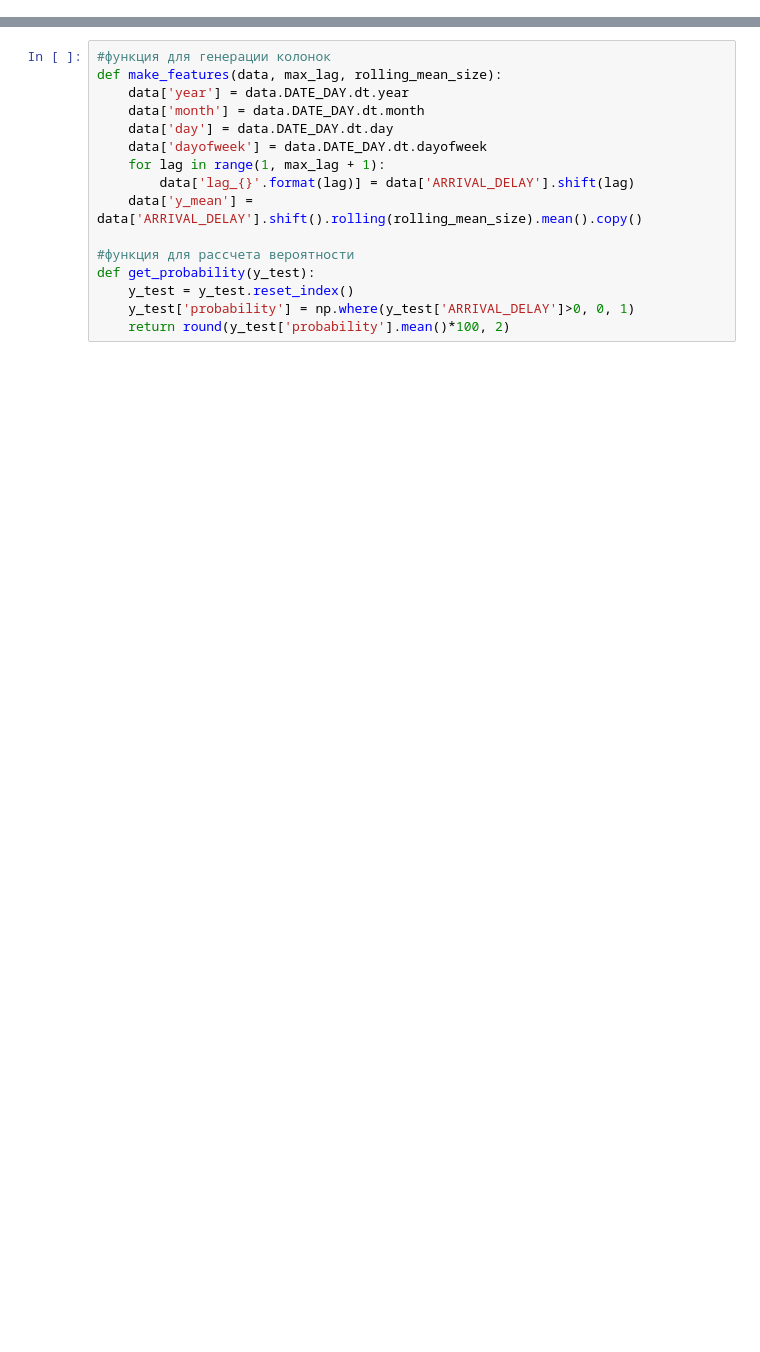
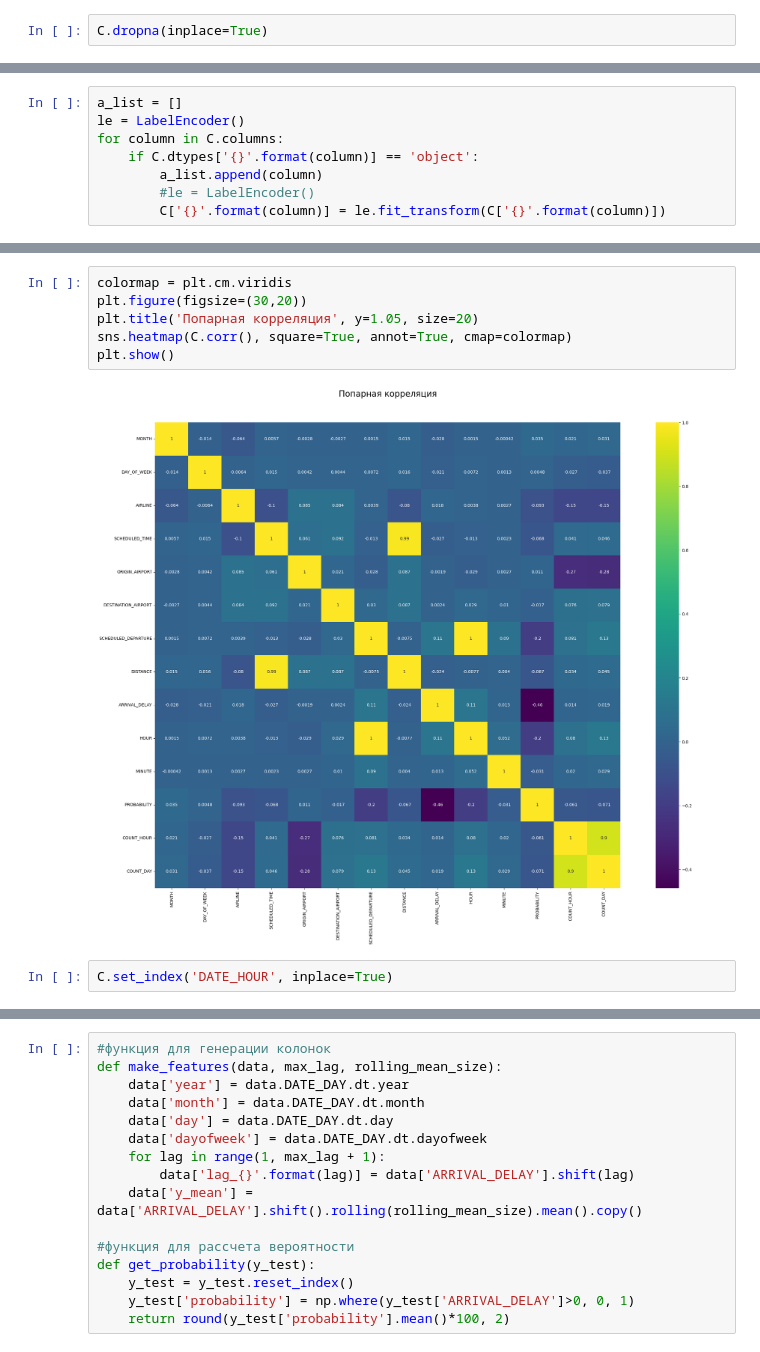
Before and after one commit to Andrewekb/study_for_github, a Jupyter notebook: ML/Total/total.ipynb, the cells around one changed output, grey strips where cells are left out. Saved outputs shown, nothing was run; the diff lists cells and outputs as text; blank space fills up the shorter version.

```diff
--- a/ML/Total/total.ipynb
+++ b/ML/Total/total.ipynb
@@ -20,0 +99,2 @@ Columns (7,8) have mixed types. Specify dtype option on import or set low_memory
+# %%
+C.dropna(inplace=True)
@@ -20,0 +106,8 @@ Columns (7,8) have mixed types. Specify dtype option on import or set low_memory
+# %%
+a_list = []
+le = LabelEncoder()
+for column in C.columns:
+    if C.dtypes['{}'.format(column)] == 'object':
+        a_list.append(column)
+        #le = LabelEncoder()
+        C['{}'.format(column)] = le.fit_transform(C['{}'.format(column)])
@@ -20,0 +140,10 @@ Columns (7,8) have mixed types. Specify dtype option on import or set low_memory
+# %%
+colormap = plt.cm.viridis
+plt.figure(figsize=(30,20))
+plt.title('Попарная корреляция', y=1.05, size=20)
+sns.heatmap(C.corr(), square=True, annot=True, cmap=colormap)
+plt.show()
+# %% [output]
+[figure, added]
+# %%
+C.set_index('DATE_HOUR', inplace=True)
```
Also changed, not shown: parts of 43 cells of this notebook, 12 other files.
